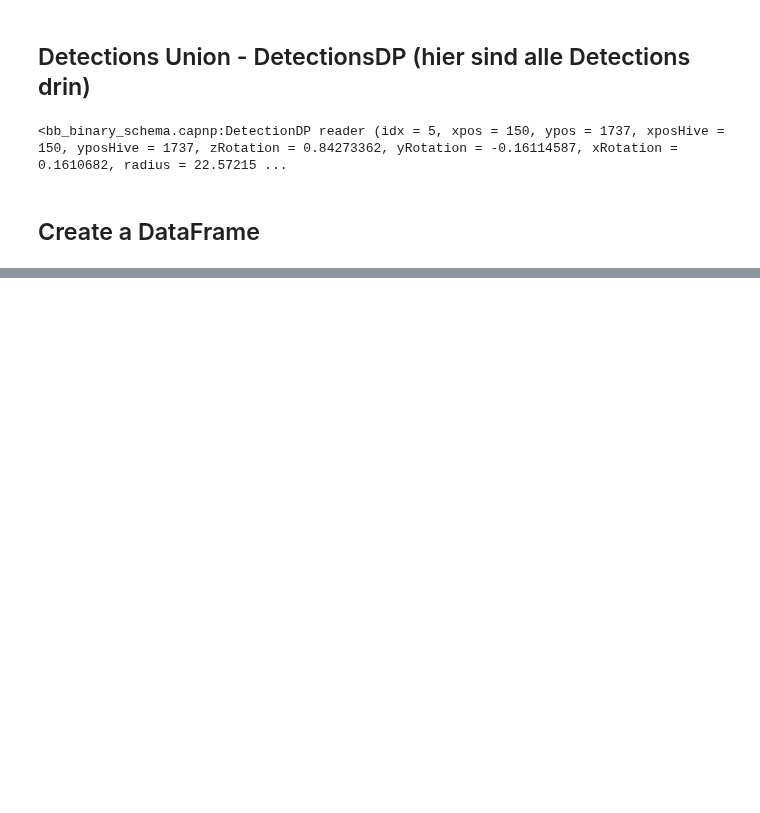
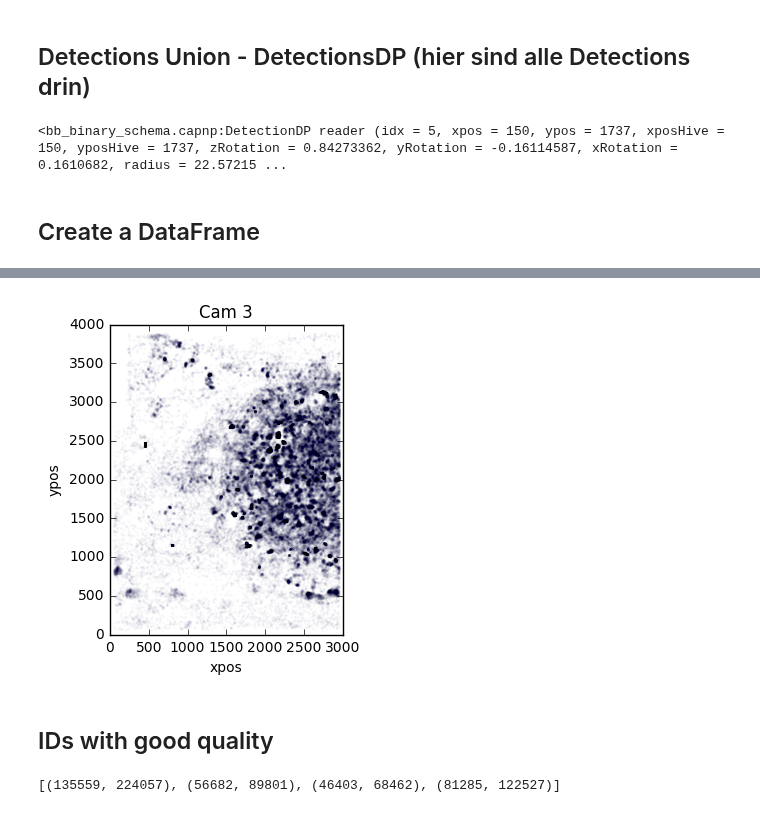
Before and after one commit to aschle/bees-sna, a Jupyter notebook: 01_minutes_basics.ipynb, the cells around one changed output, grey strips where cells are left out. Saved outputs shown, nothing was run; the diff lists cells and outputs as text; code cells hidden in the pictures; blank space fills up the shorter version.

```diff
--- a/01_minutes_basics.ipynb
+++ b/01_minutes_basics.ipynb
@@ -73,0 +142,7 @@ df0.shape
+# %%
+df3.plot.scatter(x='xpos', y='ypos', title="Cam 3", s=1,xlim=(0,3000),ylim=(0,4000), alpha=0.02)
+plt.axes().set_aspect('equal')
+# %% [output]
+[figure, added]
+# %% [markdown]
+## IDs with good quality
@@ -73,0 +159,4 @@ df0.shape
+# %%
+data
+# %% [output]
+[(135559, 224057), (56682, 89801), (46403, 68462), (81285, 122527)]
```
Also changed, not shown: parts of 19 cells of this notebook, 18 other files.
